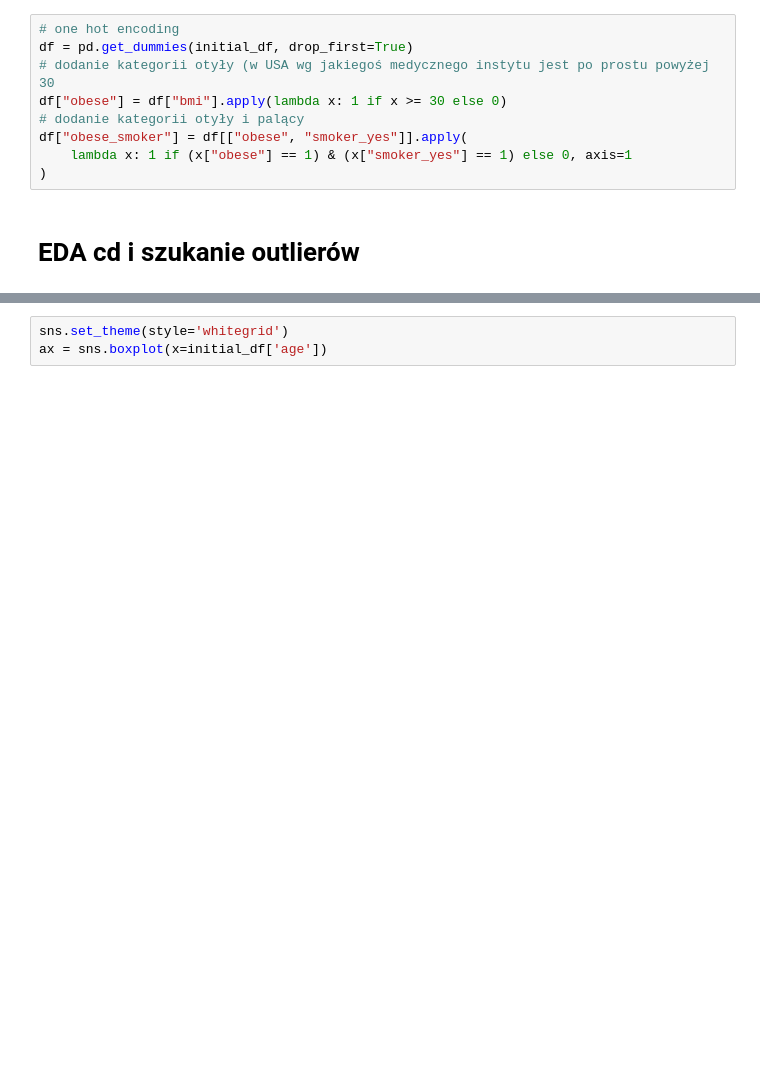
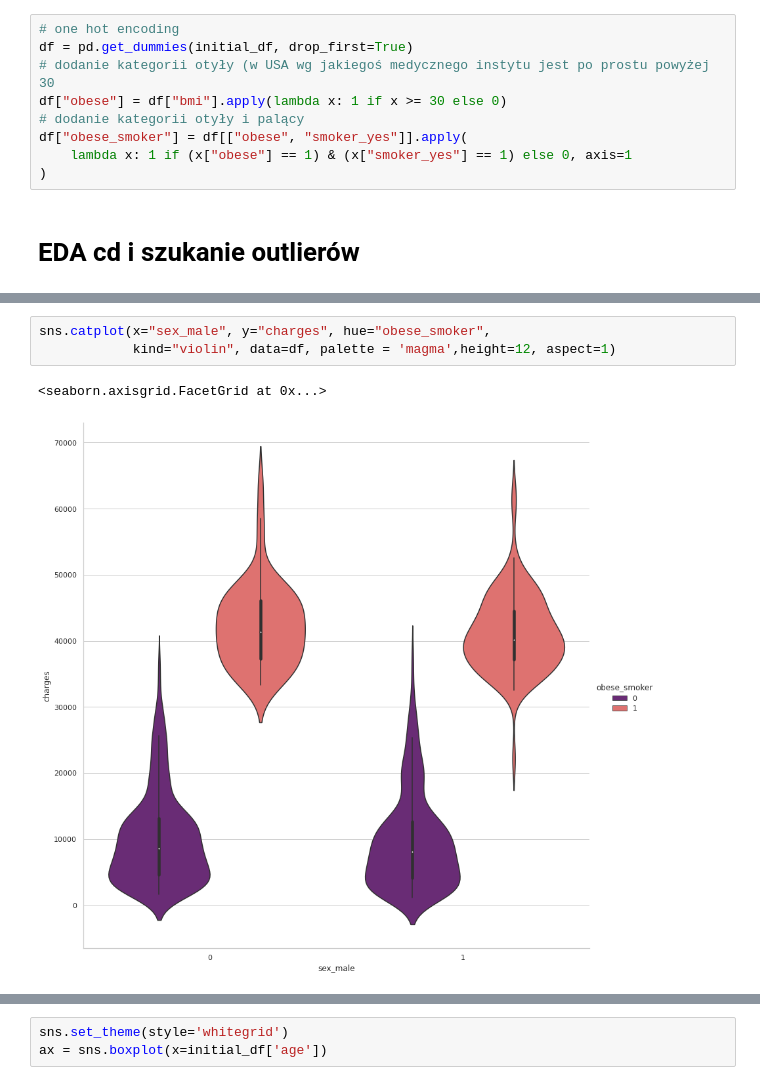
Before and after one commit to infoshareacademy/jdszr5-nonamezzz, a Jupyter notebook: Projekt ML/preprocessing, EDA, wstepne_modelowanie, alternatywne metody features engineering.ipynb, the cells around one changed output, grey strips where cells are left out. Drawn from its saved outputs; the diff is of its cells as text; blank space fills up the shorter version.

```diff
--- a/Projekt ML/preprocessing, EDA, wstepne_modelowanie, alternatywne metody features engineering.ipynb
+++ b/Projekt ML/preprocessing, EDA, wstepne_modelowanie, alternatywne metody features engineering.ipynb
@@ -116,0 +140,6 @@ sns.heatmap(df.corr(), cmap="YlGnBu", mask=mask, square=True)
+# %%
+sns.catplot(x="sex_male", y="charges", hue="obese_smoker",
+            kind="violin", data=df, palette = 'magma',height=12, aspect=1)
+# %% [output]
+<seaborn.axisgrid.FacetGrid at 0x...>
+[figure, added]
```
Also changed, not shown: parts of 64 cells of this notebook.
